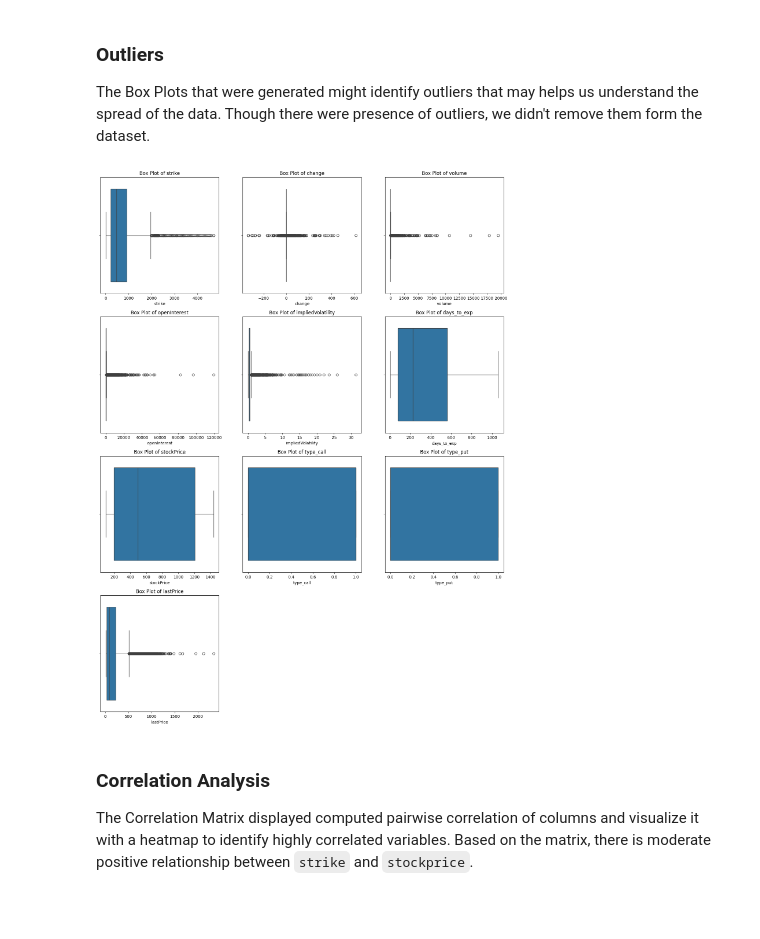
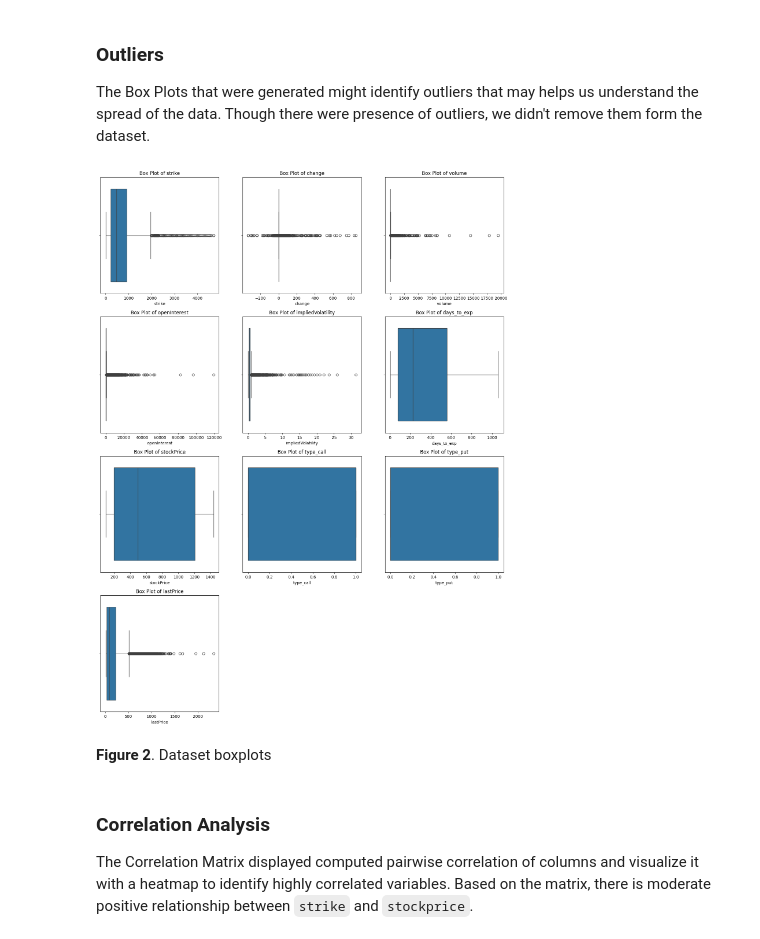
Before and after one commit to vsitucal-personal/ml2_final_project, a Jupyter notebook: ml_final_project_final.ipynb, the cells around one changed output. Saved outputs shown, nothing was run; the diff lists cells and outputs as text; code cells hidden in the pictures; blank space fills up the shorter version.

```diff
--- a/ml_final_project_final.ipynb
+++ b/ml_final_project_final.ipynb
@@ -237,8 +249,10 @@ for ax, column in zip_longest(axes.flatten(), columns):
         ax.axis("off")
 # %%
 display(fig)
+display(Markdown("**Figure 2**. Dataset boxplots"))
 # %% [output]
-[figure, old version]
+[figure, new version]
+**Figure 2**. Dataset boxplots
 # %% [markdown]
 ### Correlation Analysis
 The Correlation Matrix displayed computed pairwise correlation of columns and visualize it with a heatmap to identify highly correlated variables. Based on the matrix, there is moderate positive relationship between `strike` and `stockprice`.
```
Also changed, not shown: parts of 14 cells of this notebook.
